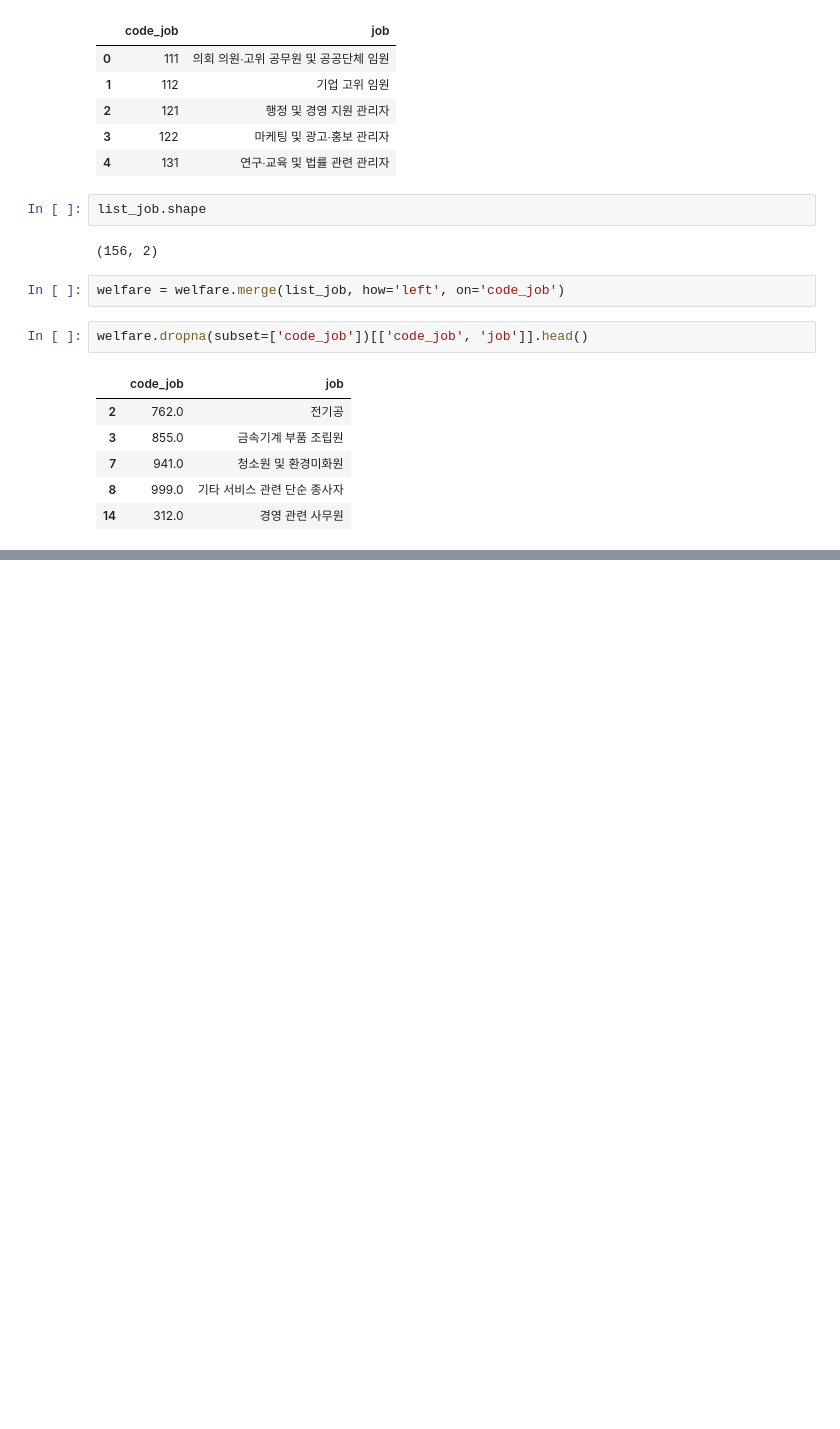
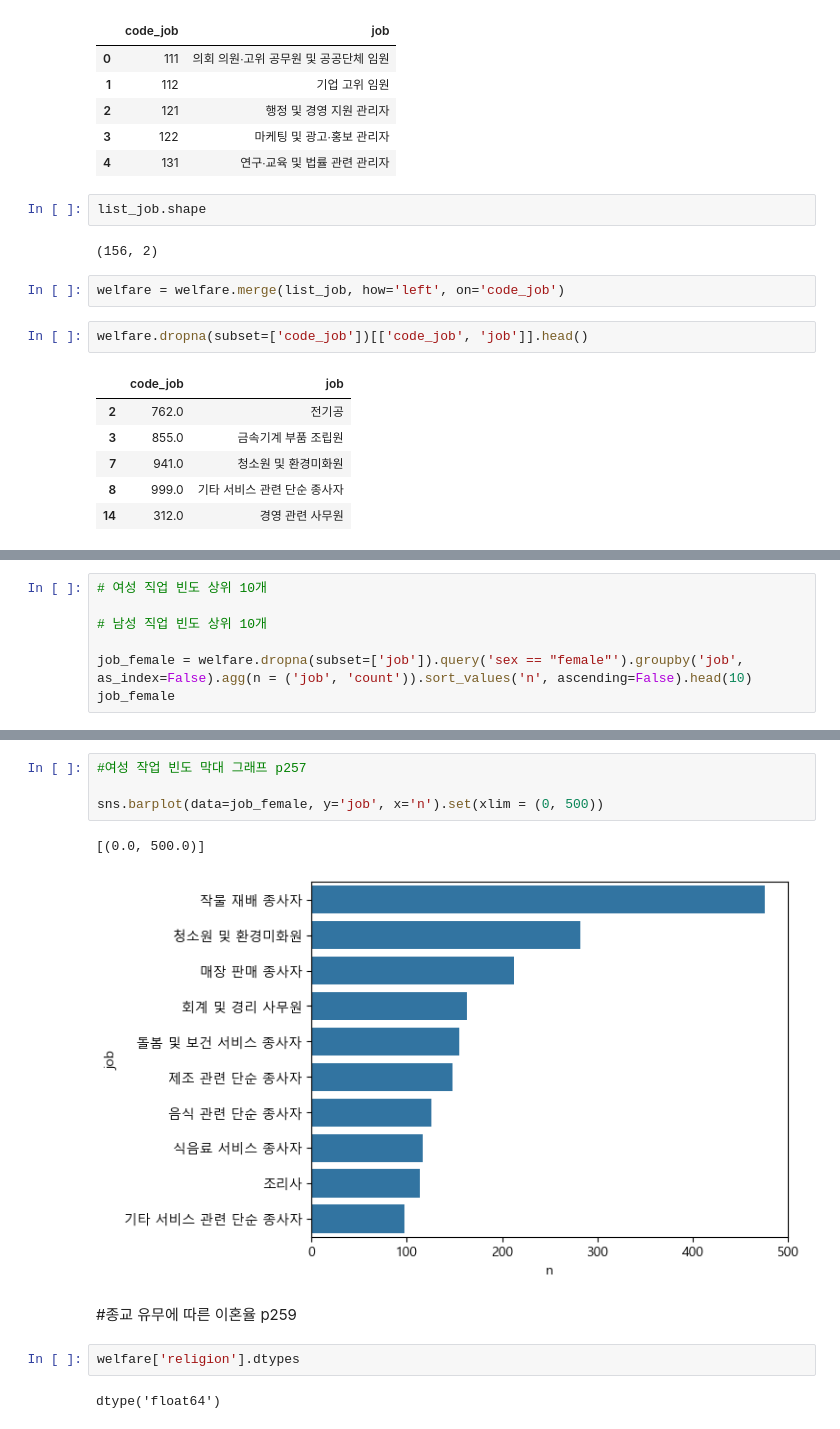
Before and after one commit to nicolekor/AI25, a Jupyter notebook: dana_data/한국인의삶2019.ipynb, the cells around one changed output, grey strips where cells are left out. Drawn from its saved outputs; the diff is of its cells as text; blank space fills up the shorter version.

```diff
--- a/dana_data/한국인의삶2019.ipynb
+++ b/dana_data/한국인의삶2019.ipynb
@@ -334,0 +410,7 @@ welfare.dropna(subset=['code_job'])[['code_job', 'job']].head()
+# %%
+# 여성 직업 빈도 상위 10개
+
+# 남성 직업 빈도 상위 10개
+
+job_female = welfare.dropna(subset=['job']).query('sex == "female"').groupby('job', as_index=False).agg(n = ('job', 'count')).sort_values('n', ascending=False).head(10)
+job_female
@@ -334,0 +436,13 @@ welfare.dropna(subset=['code_job'])[['code_job', 'job']].head()
+# %%
+#여성 작업 빈도 막대 그래프 p257
+
+sns.barplot(data=job_female, y='job', x='n').set(xlim = (0, 500))
+# %% [output]
+[(0.0, 500.0)]
+[figure, added]
+# %% [markdown]
+#종교 유무에 따른 이혼율 p259
+# %%
+welfare['religion'].dtypes
+# %% [output]
+dtype('float64')
```
Also changed, not shown: parts of 53 cells of this notebook.
